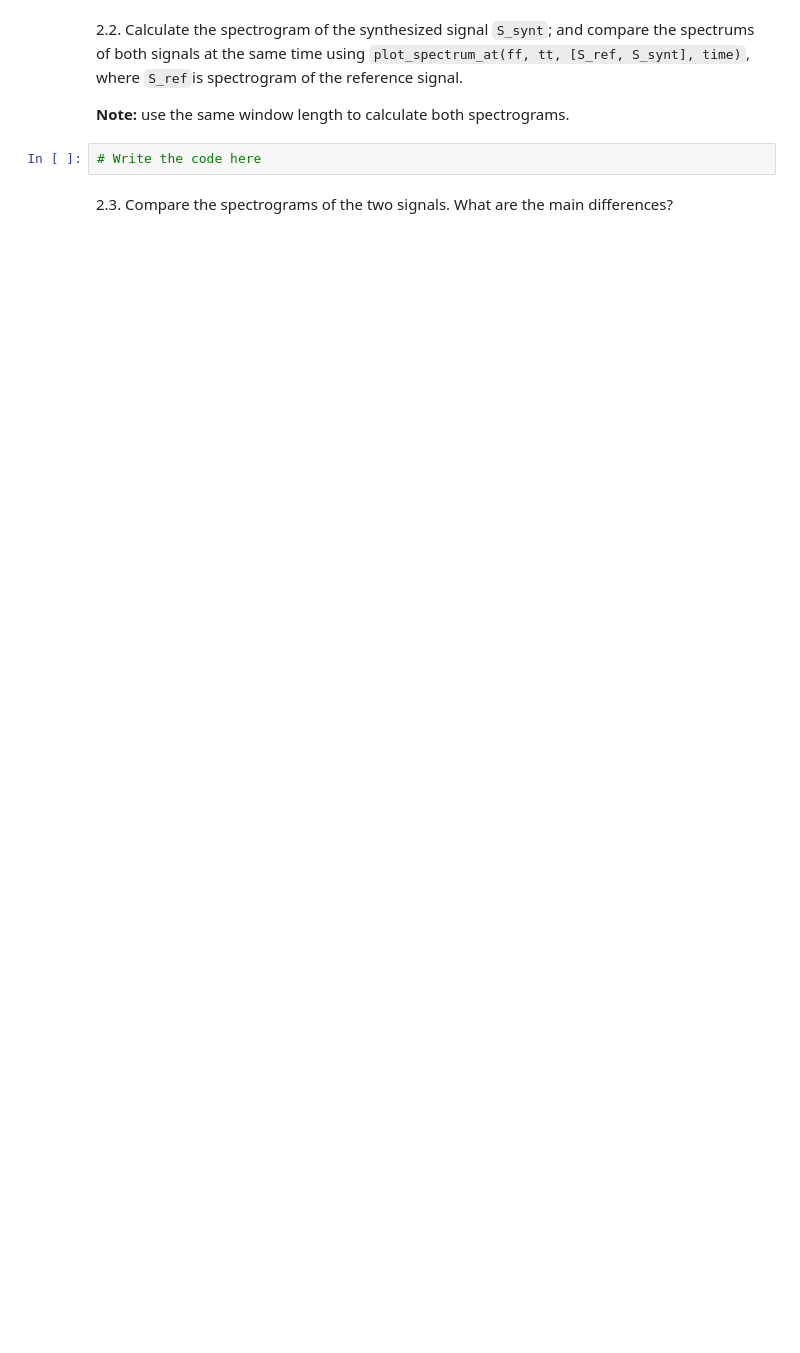
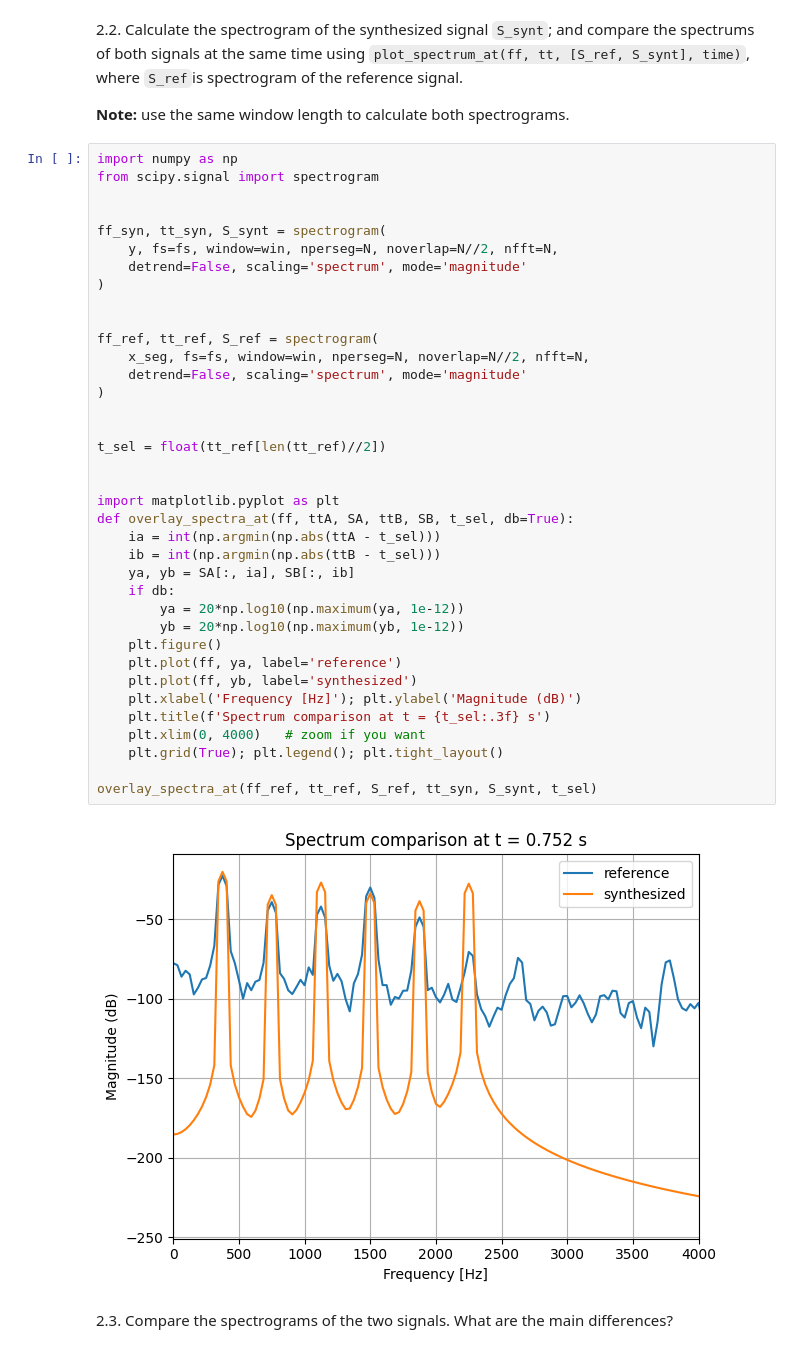
Before and after one commit to Alexjarne/sis1-group102, a Jupyter notebook: labs/Lab3.ipynb, the cells around one changed output. Saved outputs shown, nothing was run; the diff lists cells and outputs as text; blank space fills up the shorter version.

```diff
--- a/labs/Lab3.ipynb
+++ b/labs/Lab3.ipynb
@@ -90,7 +121,44 @@ def synthesize(f0, phi, Ak, t):
 2.2. Calculate the spectrogram of the synthesized signal `S_synt`; and compare the spectrums of both signals at the same time using `plot_spectrum_at(ff, tt, [S_ref, S_synt], time)`, where `S_ref`is spectrogram of the reference signal.
 
 **Note:** use the same window length to calculate both spectrograms.
-# %%
-# Write the code here
+# %%
+import numpy as np
+from scipy.signal import spectrogram
+
+
+ff_syn, tt_syn, S_synt = spectrogram(
+    y, fs=fs, window=win, nperseg=N, noverlap=N//2, nfft=N,
+    detrend=False, scaling='spectrum', mode='magnitude'
+)
+
+
+ff_ref, tt_ref, S_ref = spectrogram(
+    x_seg, fs=fs, window=win, nperseg=N, noverlap=N//2, nfft=N,
+    detrend=False, scaling='spectrum', mode='magnitude'
+)
+
+
+t_sel = float(tt_ref[len(tt_ref)//2])
+
+
+import matplotlib.pyplot as plt
+def overlay_spectra_at(ff, ttA, SA, ttB, SB, t_sel, db=True):
+    ia = int(np.argmin(np.abs(ttA - t_sel)))
+    ib = int(np.argmin(np.abs(ttB - t_sel)))
+    ya, yb = SA[:, ia], SB[:, ib]
+    if db:
+        ya = 20*np.log10(np.maximum(ya, 1e-12))
+        yb = 20*np.log10(np.maximum(yb, 1e-12))
+    plt.figure()
+    plt.plot(ff, ya, label='reference')
+    plt.plot(ff, yb, label='synthesized')
+    plt.xlabel('Frequency [Hz]'); plt.ylabel('Magnitude (dB)')
+    plt.title(f'Spectrum comparison at t = {t_sel:.3f} s')
+    plt.xlim(0, 4000)   # zoom if you want
+    plt.grid(True); plt.legend(); plt.tight_layout()
+
+overlay_spectra_at(ff_ref, tt_ref, S_ref, tt_syn, S_synt, t_sel)
+# %% [output]
+[figure, added]
 # %% [markdown]
 2.3. Compare the spectrograms of the two signals. What are the main differences?
```
Also changed, not shown: parts of 12 cells of this notebook.
